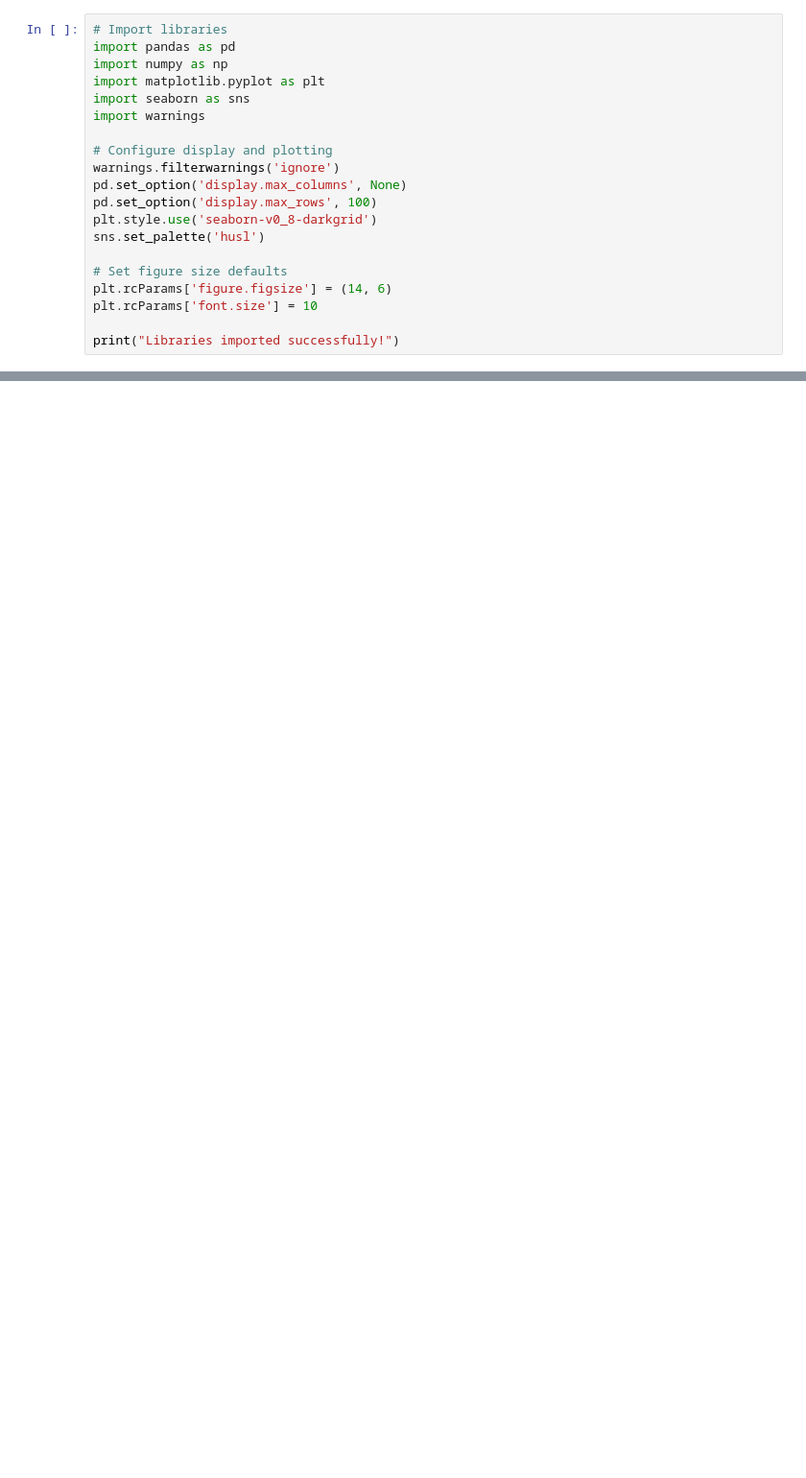
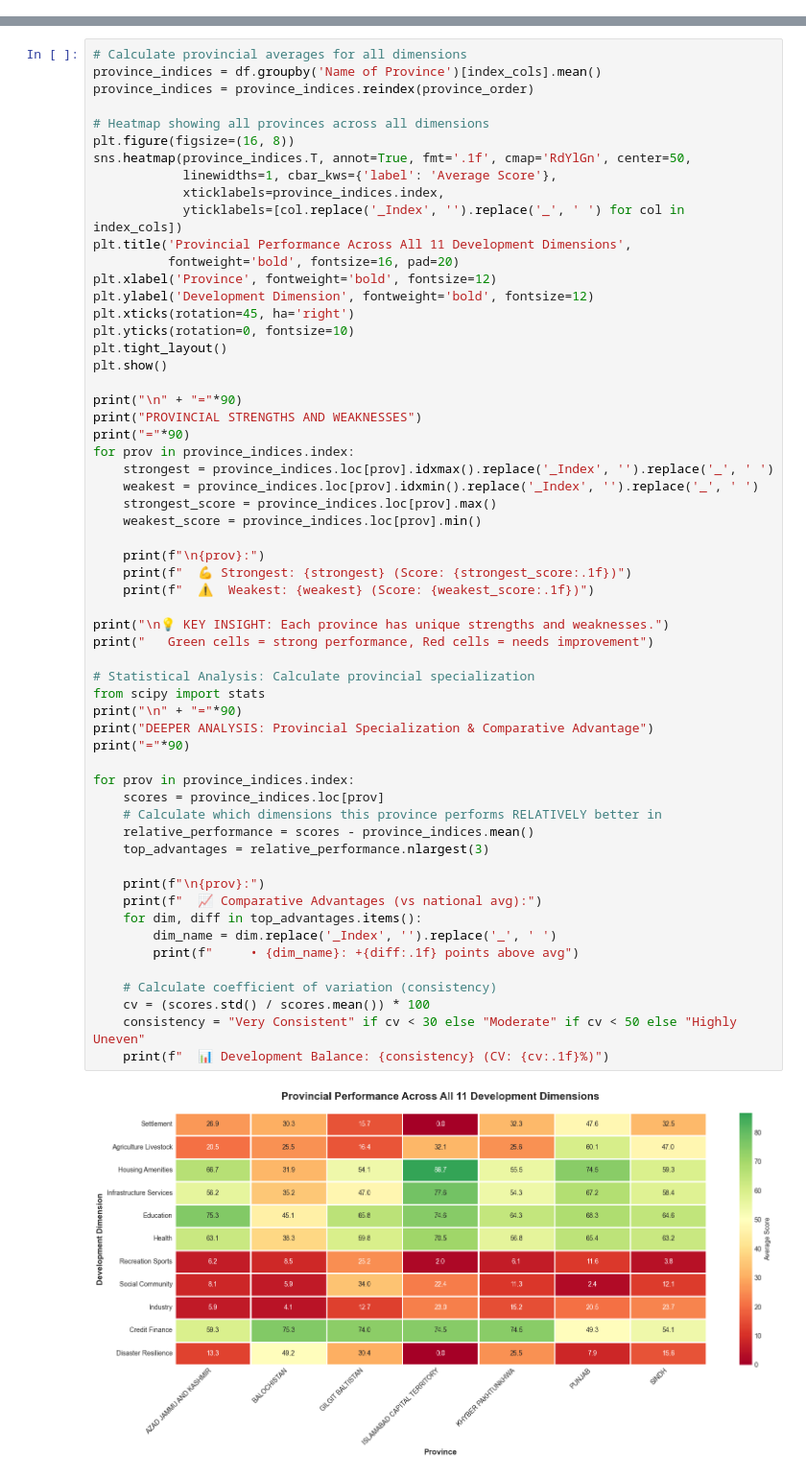
Before and after one commit to shaheersaleh/dvproject, a Jupyter notebook: dvproject/exploratory_analysis.ipynb, the cells around one changed output, grey strips where cells are left out. Shown at 96% size. Saved outputs shown, nothing was run; the diff lists cells and outputs as text; blank space fills up the shorter version.

Commit message:
exploratory analysis

```diff
--- a/dvproject/exploratory_analysis.ipynb
+++ b/dvproject/exploratory_analysis.ipynb
@@ -3,20 +0,0 @@
-# %%
-# Import libraries
-import pandas as pd
-import numpy as np
-import matplotlib.pyplot as plt
-import seaborn as sns
-import warnings
-
-# Configure display and plotting
-warnings.filterwarnings('ignore')
-pd.set_option('display.max_columns', None)
-pd.set_option('display.max_rows', 100)
-plt.style.use('seaborn-v0_8-darkgrid')
-sns.set_palette('husl')
-
-# Set figure size defaults
-plt.rcParams['figure.figsize'] = (14, 6)
-plt.rcParams['font.size'] = 10
-
-print("Libraries imported successfully!")
@@ -1104,0 +136,60 @@ This exploratory analysis reveals significant variations in infrastructure and s
+# %%
+# Calculate provincial averages for all dimensions
+province_indices = df.groupby('Name of Province')[index_cols].mean()
+province_indices = province_indices.reindex(province_order)
+
+# Heatmap showing all provinces across all dimensions
+plt.figure(figsize=(16, 8))
+sns.heatmap(province_indices.T, annot=True, fmt='.1f', cmap='RdYlGn', center=50,
+            linewidths=1, cbar_kws={'label': 'Average Score'},
+            xticklabels=province_indices.index,
+            yticklabels=[col.replace('_Index', '').replace('_', ' ') for col in index_cols])
+plt.title('Provincial Performance Across All 11 Development Dimensions',
+          fontweight='bold', fontsize=16, pad=20)
+plt.xlabel('Province', fontweight='bold', fontsize=12)
+plt.ylabel('Development Dimension', fontweight='bold', fontsize=12)
+plt.xticks(rotation=45, ha='right')
+plt.yticks(rotation=0, fontsize=10)
+plt.tight_layout()
+plt.show()
+
+print("\n" + "="*90)
+print("PROVINCIAL STRENGTHS AND WEAKNESSES")
+print("="*90)
+for prov in province_indices.index:
+    strongest = province_indices.loc[prov].idxmax().replace('_Index', '').replace('_', ' ')
+    weakest = province_indices.loc[prov].idxmin().replace('_Index', '').replace('_', ' ')
+    strongest_score = province_indices.loc[prov].max()
+    weakest_score = province_indices.loc[prov].min()
+
+    print(f"\n{prov}:")
+    print(f"  💪 Strongest: {strongest} (Score: {strongest_score:.1f})")
+    print(f"  ⚠️  Weakest: {weakest} (Score: {weakest_score:.1f})")
+
+print("\n💡 KEY INSIGHT: Each province has unique strengths and weaknesses.")
+print("   Green cells = strong performance, Red cells = needs improvement")
+
+# Statistical Analysis: Calculate provincial specialization
+from scipy import stats
+print("\n" + "="*90)
+print("DEEPER ANALYSIS: Provincial Specialization & Comparative Advantage")
+print("="*90)
+
+for prov in province_indices.index:
+    scores = province_indices.loc[prov]
+    # Calculate which dimensions this province performs RELATIVELY better in
+    relative_performance = scores - province_indices.mean()
+    top_advantages = relative_performance.nlargest(3)
+
+    print(f"\n{prov}:")
+    print(f"  📈 Comparative Advantages (vs national avg):")
+    for dim, diff in top_advantages.items():
+        dim_name = dim.replace('_Index', '').replace('_', ' ')
+        print(f"     • {dim_name}: +{diff:.1f} points above avg")
+
+    # Calculate coefficient of variation (consistency)
+    cv = (scores.std() / scores.mean()) * 100
+    consistency = "Very Consistent" if cv < 30 else "Moderate" if cv < 50 else "Highly Uneven"
+    print(f"  📊 Development Balance: {consistency} (CV: {cv:.1f}%)")
+# %% [output]
+[figure, added]
```
Also changed, not shown: parts of 95 cells of this notebook, 3 other files.
